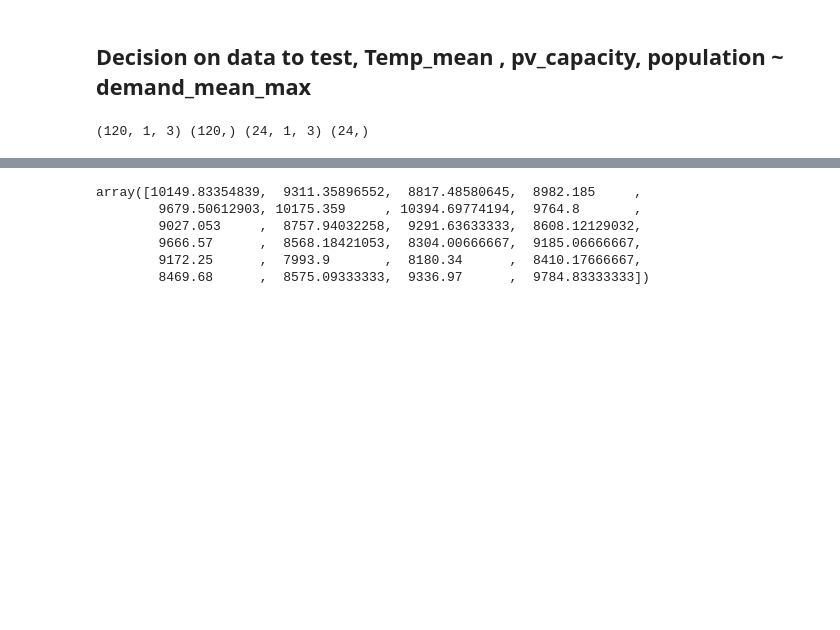
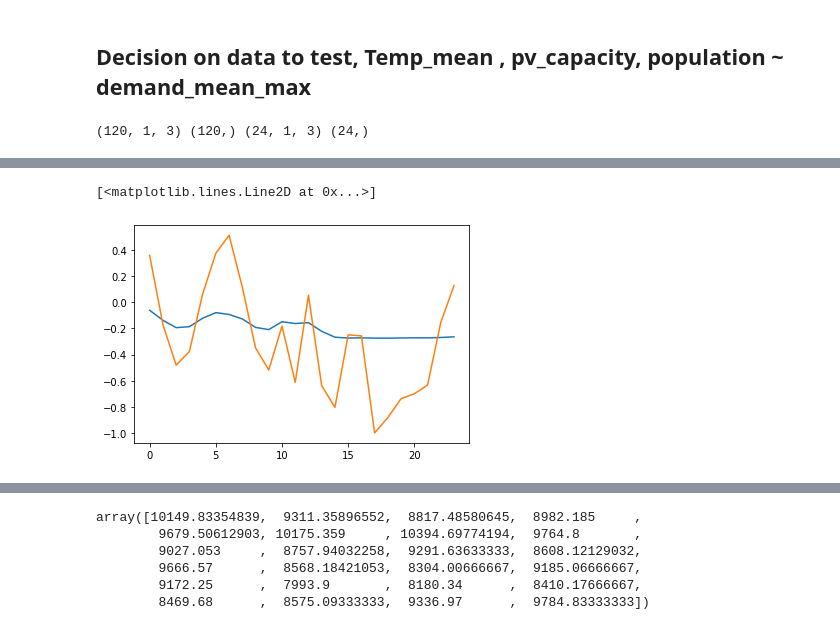
Before and after one commit to Z5429/ZZSC9020-Group-P, a Jupyter notebook: src/LSTM.ipynb, the cells around one changed output, grey strips where cells are left out. Cells and saved outputs as stored; diff of their text form; code cells hidden in the pictures; blank space fills up the shorter version.

Commit message:
Changes to LSTM and NN  models

```diff
--- a/src/LSTM.ipynb
+++ b/src/LSTM.ipynb
@@ -49,7 +51,7 @@ model_data
 # %% [markdown]
 ## Decision on data to test, Temp_mean , pv_capacity, population ~ demand_mean_max
 # %%
-model_data_new = model_data[["temp_mean", "pv_capacity", "population", "demand_mean_max"]]
+model_data_new = model_data[["degree_days", "pv_capacity", "population", "demand_avg_daily_max"]]
 model_data_arr = model_data_new.values
 model_data_arr
 #Scale the model array
@@ -123,0 +126,5 @@ Epoch 50/50
+# %%
+yhat = model.predict(lstm_test_x)
+plt.plot(yhat)
+plt.plot(lstm_test_y)
+# %% [output]
@@ -124,2 +132,4 @@ Epoch 50/50
+[<matplotlib.lines.Line2D at 0x...>]
+[figure, added]
 # %%
 # make a prediction
```
Also changed, not shown: parts of 7 cells of this notebook, 1 other file.
